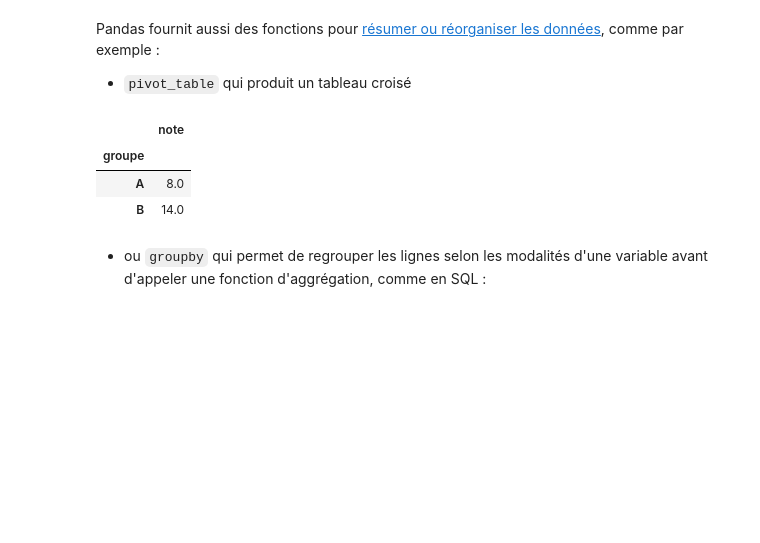
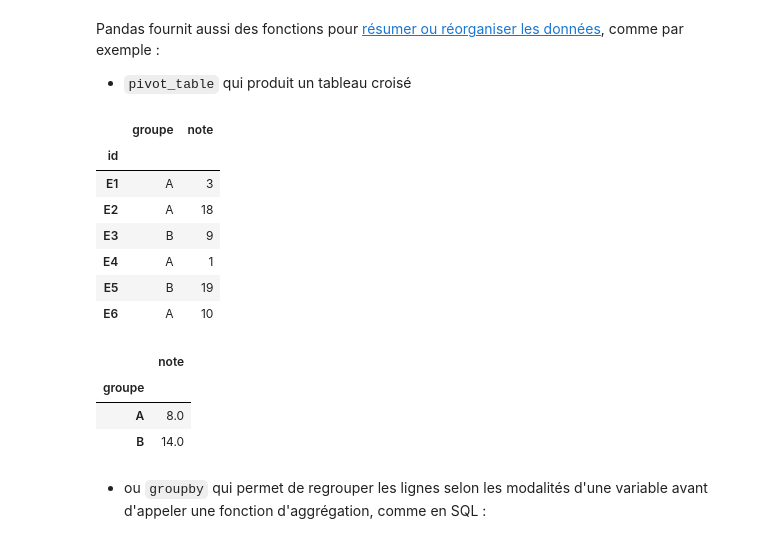
Before and after one commit to fadibadra/m1, a Jupyter notebook: tps/seance_5_pandas_matplotlib_seaborn/5.1 pandas.ipynb, the cells around one changed output. Drawn from its saved outputs; the diff is of its cells as text; code cells hidden in the pictures; blank space fills up the shorter version.

Commit message:
pivot ameliore

```diff
--- a/tps/seance_5_pandas_matplotlib_seaborn/5.1 pandas.ipynb
+++ b/tps/seance_5_pandas_matplotlib_seaborn/5.1 pandas.ipynb
@@ -516,15 +516,26 @@ df1.assign(d=lambda some_df: some_df.a + 4) # ou df.assign(**{'d':(lambda some_
 Pandas fournit aussi des fonctions pour [résumer ou réorganiser les données](https://pandas.pydata.org/pandas-docs/stable/user_guide/reshaping.html), comme par exemple :
 - `pivot_table` qui produit un tableau croisé
 # %%
-df = pd.DataFrame({'id_etudiant':['E'+str(i) for i in range(1,7)],
+df = pd.DataFrame({'id':['E'+str(i) for i in range(1,7)],
                    'groupe':['A','A','B','A','B','A'],
-                   'note':[3,18,9,1,19,10]})
-pd.pivot_table(df,index='groupe',values='note',aggfunc='mean')
+                   'note':[3,18,9,1,19,10]}).set_index('id')
+df
 # %% [output]
-|  | note |
-| groupe |  |
-| A | 8.0 |
-| B | 14.0 |
+|  | groupe | note |
+| id |  |  |
+| E1 | A | 3 |
+| E2 | A | 18 |
+| E3 | B | 9 |
+| E4 | A | 1 |
+| E5 | B | 19 |
+| E6 | A | 10 |
+# %%
+pd.pivot_table(df,index='groupe',values='note',aggfunc='mean')
+# %% [output]
+|  | note |
+| groupe |  |
+| A | 8.0 |
+| B | 14.0 |
 # %% [markdown]
 - ou `groupby` qui permet de regrouper les lignes selon les modalités d'une variable avant d'appeler une fonction d'aggrégation, comme en SQL :
 # %%
```
